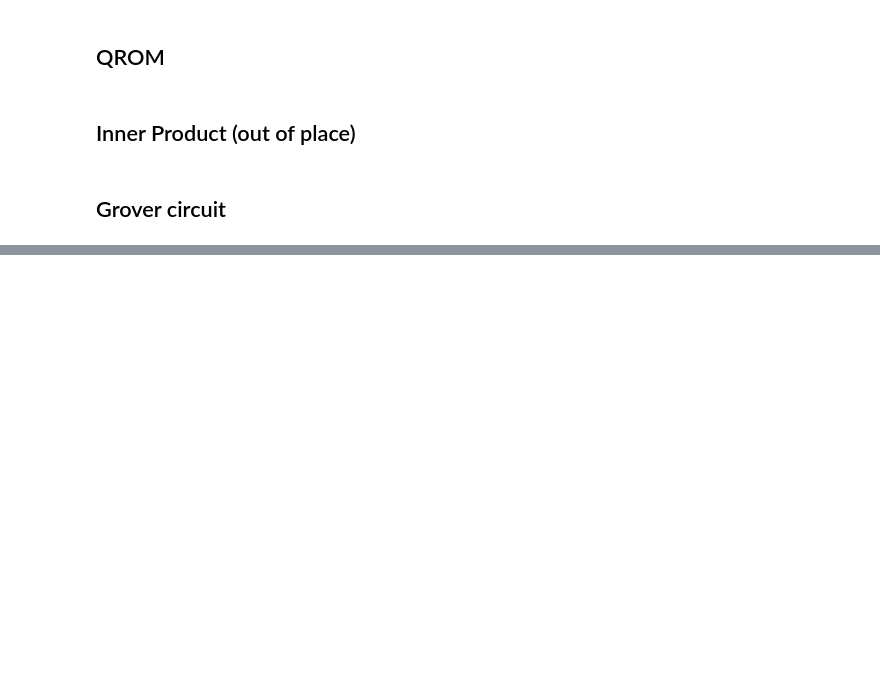
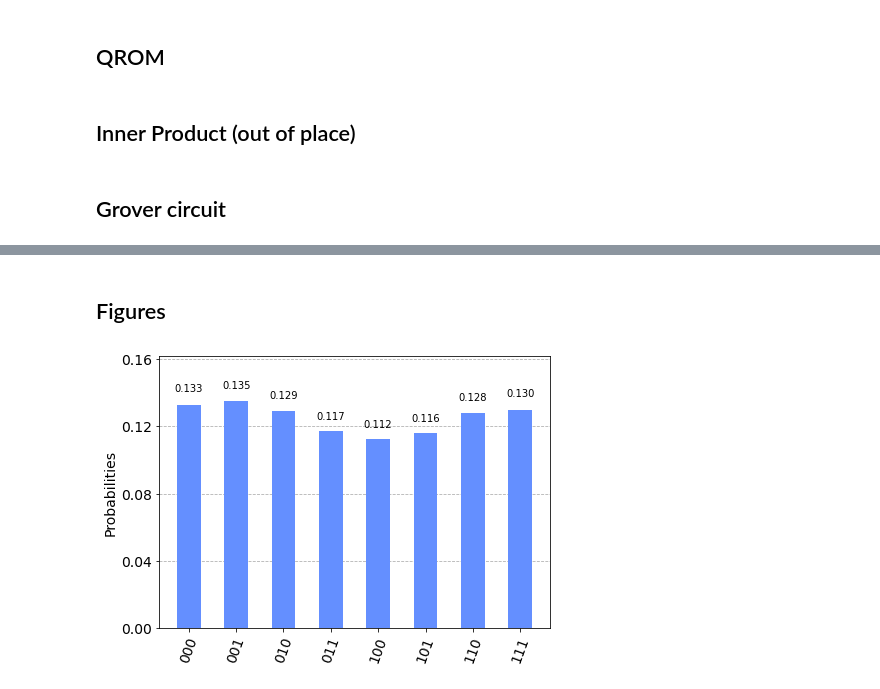
Before and after one commit to ausbin/qvmp, a Jupyter notebook: src/qvmp_grover.ipynb, the cells around one changed output, grey strips where cells are left out. Cells and saved outputs as stored; diff of their text form; code cells hidden in the pictures; blank space fills up the shorter version.

Commit message:
Update results

```diff
--- a/src/qvmp_grover.ipynb
+++ b/src/qvmp_grover.ipynb
@@ -97,13 +97,15 @@ def encode_vector(qc, qreg, vec):
         if a[i] == 1:
             qc.x(qreg[i])
 # %%
-def gen_input(dim, num_incorrect):
+def gen_input(dim, num_incorrect, seed=None):
+    if seed is not None:
+        np.random.seed(seed)
     nrows, ncols = dim
     A = np.random.randint(0, 2, dim)
     y = np.random.randint(0, 2, (ncols,))
     z = A@y % 2
 
-    idx = np.random.randint(0, nrows, (num_incorrect,))
+    idx = np.random.choice(range(0, nrows), num_incorrect, replace=False)
     for i in idx:
         z[i] = not z[i]
 
@@ -136,7 +138,11 @@ def qvmp_grover_submatrix(A, y, z, num_solutions, num_iterations=None, with_ampl
         else:
             num_iterations = Grover.optimal_num_iterations(num_solutions, addr_size)
 
-    num_aa_iterations = math.floor(math.sqrt(num_iterations))
+    num_aa_iterations = math.sqrt(num_iterations)
+    if num_aa_iterations.is_integer():
+        num_aa_iterations = math.floor(num_aa_iterations) + 1
+    else:
+        num_aa_iterations = math.floor(num_aa_iterations)
 
     def do_grover_iterations():
         for i in range(num_iterations):
@@ -154,8 +160,6 @@ def qvmp_grover_submatrix(A, y, z, num_solutions, num_iterations=None, with_ampl
 
     if with_amplitude_amplification:
         for j in range(num_aa_iterations):
-            qc.h(addr_qreg)
-            qc.barrier()
             do_grover_iterations()
             qc.barrier()
             qc.append(diffuser(addr_size), [*addr_qreg])
@@ -201,0 +174,22 @@ address_1: ─┤ U2(0,π) ├──░─┤ U2(0,π) ├─░─┤ X ├─
+# %%
+def run_experiment(dims, num_incorrect, seed, is_known):
+    nrows, ncols = dims
+    A, y, z, idx = gen_input(dims, num_incorrect, seed=seed)
+
+    if is_known:
+        qc, num_iterations = qvmp_grover_submatrix(A, y, z, num_incorrect)
+    else:
+        qc, num_iterations = qvmp_grover_submatrix(
+            A, y, z,
+            num_incorrect,
+            num_iterations=math.floor(nrows ** 0.5),
+            with_amplitude_amplification=True
+        )
+
+    backend = AerSimulator(method="statevector")
+    qobj = assemble(transpile(qc, backend))
+    result = backend.run(qobj).result()
+
+    return result, idx, num_iterations
+# %% [markdown]
+## Figures
@@ -201,0 +210,6 @@ address_1: ─┤ U2(0,π) ├──░─┤ U2(0,π) ├─░─┤ X ├─
+# %%
+# fig:qvmp_functionality_none_unknown
+result, idx, num_iterations = run_experiment((8,8), 0, seed, is_known=False)
+plot_histogram(result.get_counts()).savefig("../results/figures/qvmp_fu")
+# %% [output]
+[figure, added]
```
Also changed, not shown: parts of 11 cells of this notebook, 7 other files.
